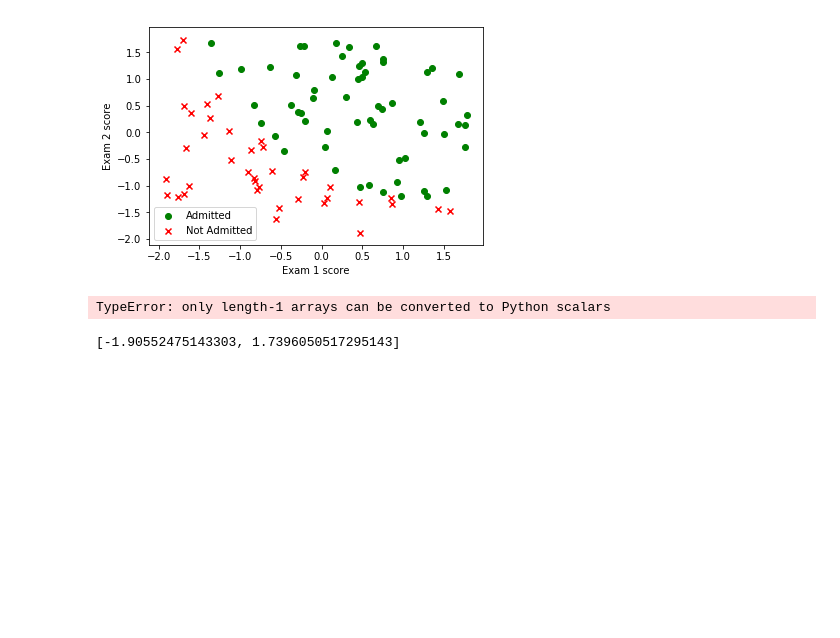
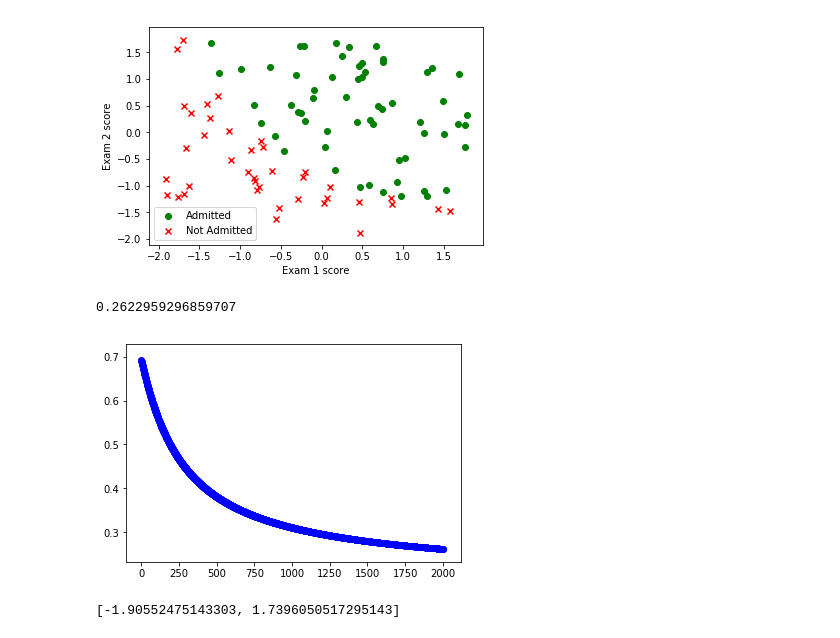
Before and after one commit to altruistcoder/ML_from_Scratch, a Jupyter notebook: LogisticRegression/LogisticRegression.ipynb, the cells around one changed output. Cells and saved outputs as stored; diff of their text form; code cells hidden in the pictures; blank space fills up the shorter version.

```diff
--- a/LogisticRegression/LogisticRegression.ipynb
+++ b/LogisticRegression/LogisticRegression.ipynb
@@ -36,20 +36,21 @@ def cost(theta,x,y):
 # %%
 def gradient(theta,x,y,alpha):
     m = len(y)
-    for i in range(1000):
+    for i in range(2000):
         h = sigmoid(np.dot(x,theta))
         h = h.reshape((h.shape[0],1))
         temp = (h-y)
         temp = np.dot(x.T,temp)
         theta=theta - (alpha/m)*temp
         J = cost(theta,x,y)
-        plt.scatter(h,y)
+        plt.scatter(i,J,color='b')
     print(J)
     return theta
 theta=(gradient(theta,x,y,0.01))
 plt.show()
 # %% [output]
-TypeError: only length-1 arrays can be converted to Python scalars
+0.2622959296859707
+[figure, added]
 # %%
 h = np.dot(x,theta)
 plt.scatter(pos[:,1],pos[:,2],marker='o',color='g',label='Admitted')
```
